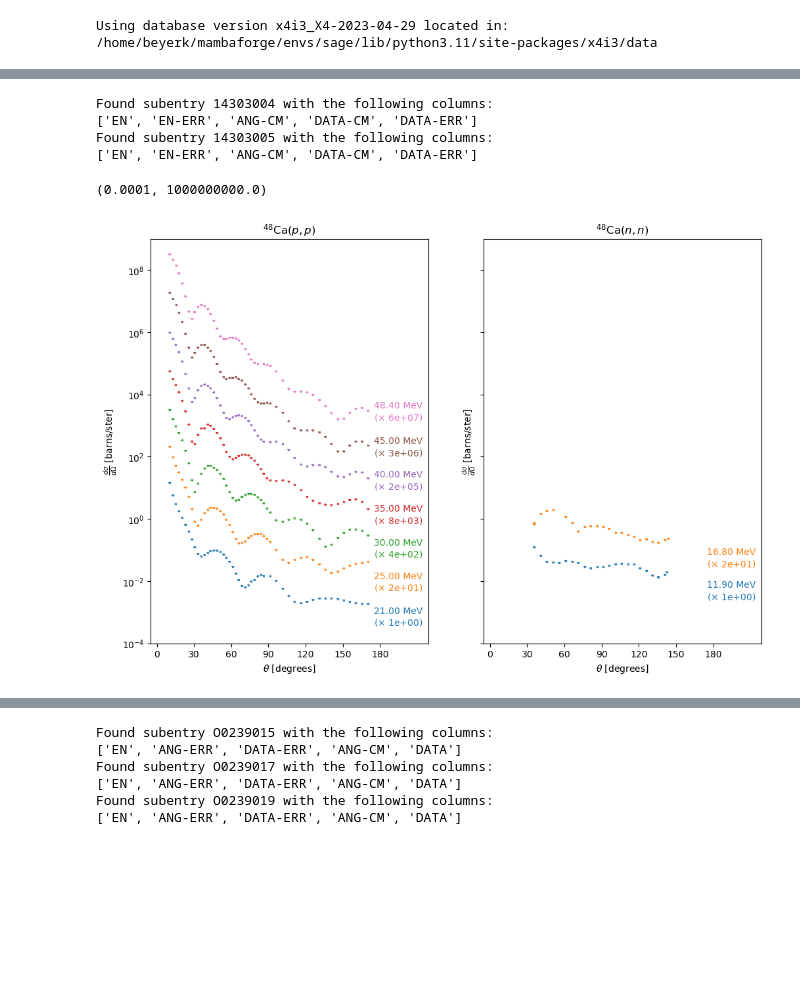
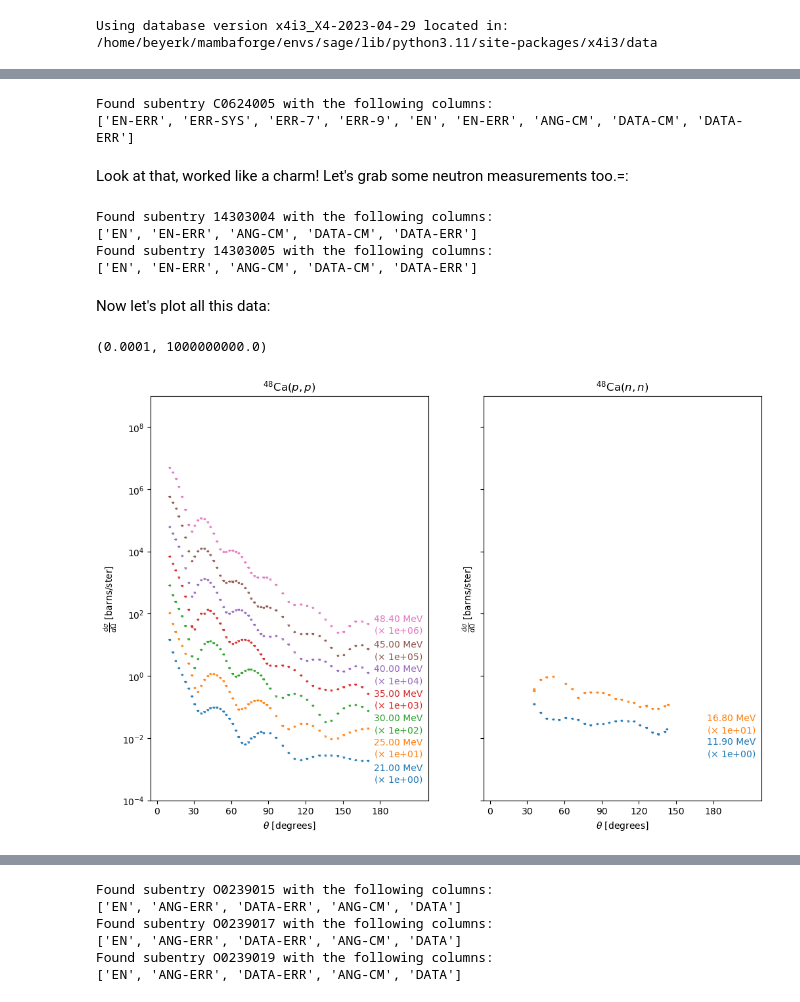
Before and after one commit to beykyle/exfor_tools, a Jupyter notebook: examples/plotting_differential_xs.ipynb, the cells around one changed output, grey strips where cells are left out. Saved outputs shown, nothing was run; the diff lists cells and outputs as text; code cells hidden in the pictures; blank space fills up the shorter version.

```diff
--- a/examples/plotting_differential_xs.ipynb
+++ b/examples/plotting_differential_xs.ipynb
@@ -30,3 +70,20 @@ Found subentry C0624005 with the following columns:
+# %%
+ca48_pp = ExforEntryAngularDistribution(
+    entry="C0624",
+    target=(48, 20),
+    projectile=(1, 1),
+    quantity="dXS/dA",
+    vocal=True,
+    parsing_kwargs={
+        "err_labels": ["DATA-ERR", "ERR-SYS"],
+        "err_treatment": "independent",
+    },
+)
+# %% [output]
+Found subentry C0624005 with the following columns:
+['EN-ERR', 'ERR-SYS', 'ERR-7', 'ERR-9', 'EN', 'EN-ERR', 'ANG-CM', 'DATA-CM', 'DATA-ERR']
+# %% [markdown]
+Look at that, worked like a charm! Let's grab some neutron measurements too.=:
 # %%
 ca48_nn = ExforEntryAngularDistribution(
     entry="14303",
@@ -34,13 +91,14 @@ ca48_nn = ExforEntryAngularDistribution(
     projectile=(1, 0),
     quantity="dXS/dA",
     vocal=True,
-    filter_subentries=filter_out_lab_angle,
 )
 # %% [output]
 Found subentry 14303004 with the following columns:
 ['EN', 'EN-ERR', 'ANG-CM', 'DATA-CM', 'DATA-ERR']
 Found subentry 14303005 with the following columns:
 ['EN', 'EN-ERR', 'ANG-CM', 'DATA-CM', 'DATA-ERR']
+# %% [markdown]
+Now let's plot all this data:
 # %%
 label_settings = {
     "label_xloc_deg": None,
@@ -54,18 +112,18 @@ label_settings = {
 # %%
 fig, (ax1, ax2) = plt.subplots(1, 2, figsize=(12, 8), sharey=True)
 ca48_pp.plot(
     ax1,
-    offsets=20,
+    offsets=10,
     label_kwargs=label_settings,
 )
 ca48_nn.plot(
     ax2,
-    offsets=20,
+    offsets=10,
     label_kwargs=label_settings,
 )
 ax1.set_xlim([-5, 219])
 ax2.set_xlim([-5, 219])
 ax1.set_ylim([1e-4, 1e9])
 # %% [output]
 (0.0001, 1000000000.0)
-[figure, old version]
+[figure, new version]
```
Also changed, not shown: parts of 30 cells of this notebook, 1 other file.
